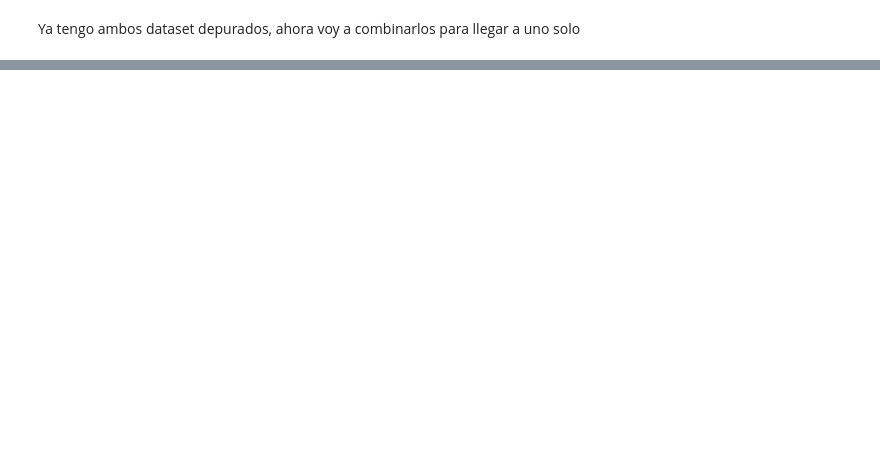
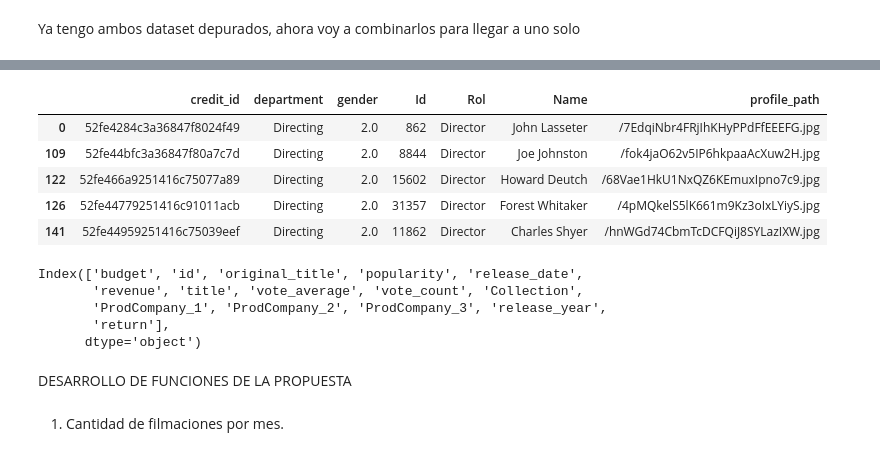
Before and after one commit to Anavig14/Anavig14-P1-Individual, a Jupyter notebook: ELT_dataset.ipynb, the cells around one changed output, grey strips where cells are left out. Saved outputs shown, nothing was run; the diff lists cells and outputs as text; code cells hidden in the pictures; blank space fills up the shorter version.

Commit message:
versión funciones

```diff
--- a/ELT_dataset.ipynb
+++ b/ELT_dataset.ipynb
@@ -319,0 +880,19 @@ El tamaño del dataset es de 50.10 MB.
+# %%
+df_crew.head()
+# %% [output]
+|  | credit_id | department | gender | Id | Rol | Name | profile_path |
+| 0 | 52fe4284c3a36847f8024f49 | Directing | 2.0 | 862 | Director | John Lasseter | /7EdqiNbr4FRjIhKHyPPdFfEEEFG.jpg |
+| 109 | 52fe44bfc3a36847f80a7c7d | Directing | 2.0 | 8844 | Director | Joe Johnston | /fok4jaO62v5IP6hkpaaAcXuw2H.jpg |
+| 122 | 52fe466a9251416c75077a89 | Directing | 2.0 | 15602 | Director | Howard Deutch | /68Vae1HkU1NxQZ6KEmuxIpno7c9.jpg |
+| 126 | 52fe44779251416c91011acb | Directing | 2.0 | 31357 | Director | Forest Whitaker | /4pMQkelS5lK661m9Kz3oIxLYiyS.jpg |
+| 141 | 52fe44959251416c75039eef | Directing | 2.0 | 11862 | Director | Charles Shyer | /hnWGd74CbmTcDCFQiJ8SYLazIXW.jpg |
+# %%
+df_movies.columns
+# %% [output]
+Index(['budget', 'id', 'original_title', 'popularity', 'release_date',
+       'revenue', 'title', 'vote_average', 'vote_count', 'Collection',
+       'ProdCompany_1', 'ProdCompany_2', 'ProdCompany_3', 'release_year',
+       'return'],
+      dtype='object')
+# %% [markdown]
+DESARROLLO DE FUNCIONES DE LA PROPUESTA
@@ -319,0 +903,2 @@ El tamaño del dataset es de 50.10 MB.
+# %% [markdown]
+1. Cantidad de filmaciones por mes.
```
Also changed, not shown: parts of 91 cells of this notebook.
